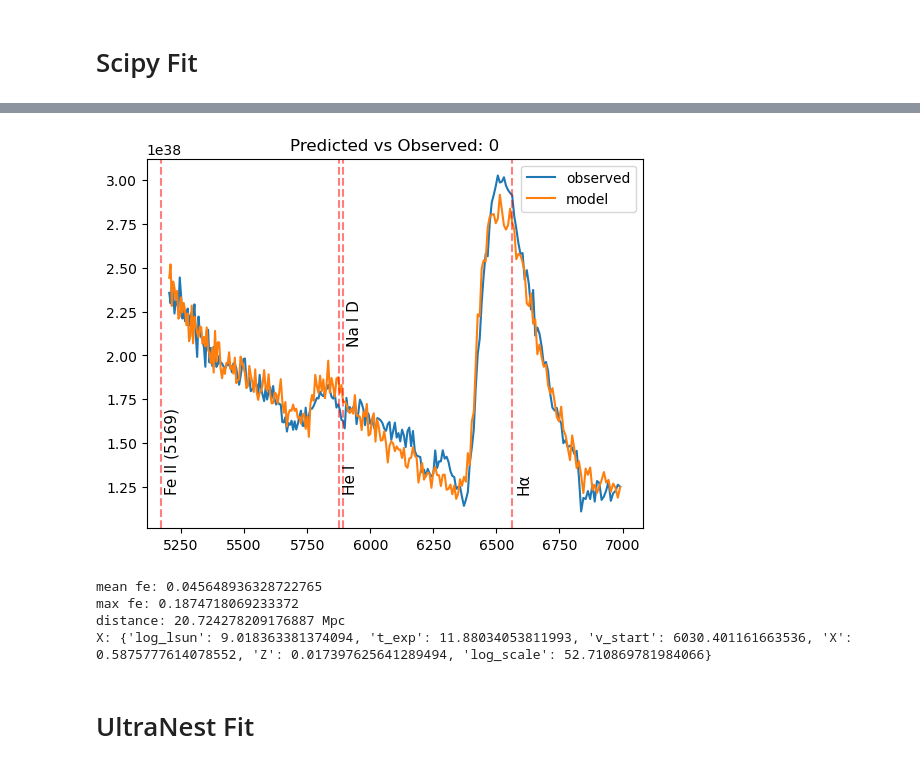
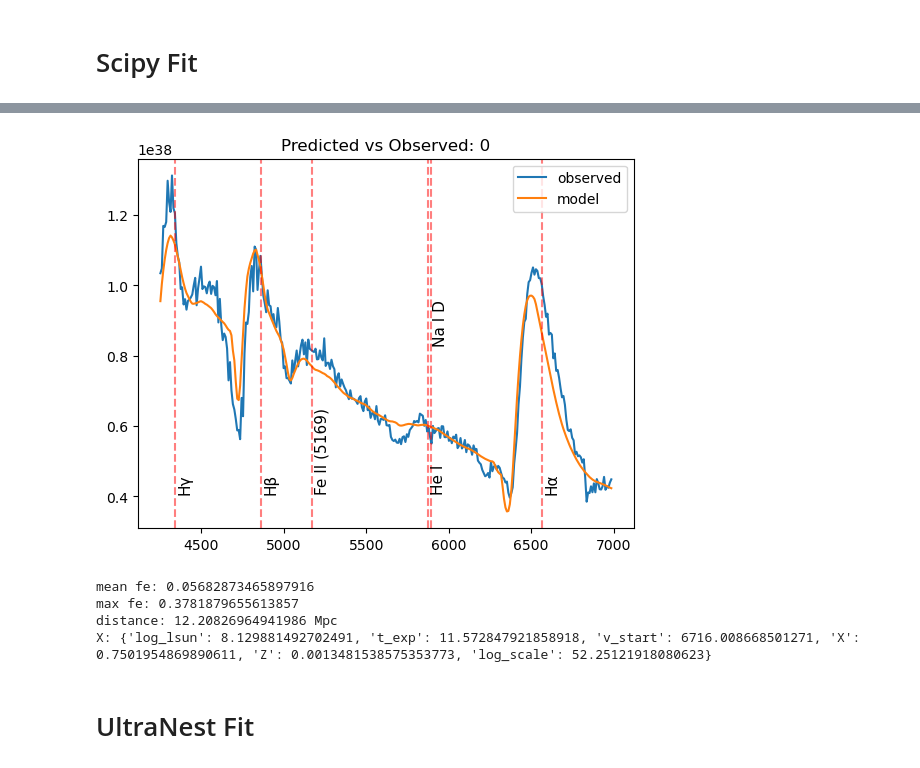
Before and after one commit to MichaelLukaszyk/iip-emulator, a Jupyter notebook: interpolator/interp.ipynb, the cells around one changed output, grey strips where cells are left out. Drawn from its saved outputs; the diff is of its cells as text; code cells hidden in the pictures.

```diff
--- a/interpolator/interp.ipynb
+++ b/interpolator/interp.ipynb
@@ -1,11 +1,22 @@
 # %% [markdown]
 # Prepare Data
 # %%
-# Settings
+import interpolator.util as util
+import matplotlib.pyplot as plt
+import astropy.units as u
+import pandas as pd
+import numpy as np
+import corner
 import os
-folder_path = os.path.dirname('C:/Users/mikel/Desktop/5000_runs/')
+from scipy.interpolate import interp1d
+from IPython.display import display
+%matplotlib widget
+def show_active():
+    fig = plt.gcf()
+    display(fig)
+    plt.close(fig)
 
-# Parameters that will be interpolated over, order does not matter
+# Parameters that will be interpolated over, order must match that which the grid_data.npz file was saved with
 param_names = ['log_lsun', 't_exp', 'v_start', 'X', 'Z']
 fit_max_wav = 7000
-fit_min_wav = 5200
+fit_min_wav = 4250
@@ -128,7 +125,7 @@ model = TransformedTargetRegressor(
     ]),
     transformer=StandardScaler(),
 )
-model.fit(X_train.values, y_train)
+model.fit(X_train, y_train)
 # %% [output]
 TransformedTargetRegressor(regressor=Pipeline(steps=[('mlp',
                                                       MLPRegressor(alpha=0.001,
@@ -288,39 +287,39 @@ def f(x):
     return like
 
 from scipy.optimize import differential_evolution
-sampler_start = list(X_train.mean().values)
+sampler_start = list(X_train.mean(axis=0))
 sampler_start.append((min_scale + max_scale) / 2)
 result = differential_evolution(f, x0=sampler_start, bounds=sampler_limits)
 results = sorted(results, key=lambda x: x['mean_fe'])
 
 # Display best fits
 for i in range(1):
     mean_fe = results[i]['mean_fe']
     max_fe = results[i]['max_fe']
     X_mod = dict(zip(sampler_names, results[i]['X']))
     y_mod = results[i]['y']
     scale = 10**X_mod['log_scale']
 
     plt.figure()
     plt.plot(wav, y_obs * scale, label='observed')
     plt.plot(wav, y_mod, label='model')
 
     plt.title('Predicted vs Observed: ' + str(i))
     plt.legend()
     util.label_common_features()
     show_active()
     distance = np.sqrt(scale/4/np.pi) * u.cm
 
     print('mean fe:', mean_fe)
     print('max fe:', max_fe)
     print('distance:', distance.to(u.Mpc))
     print('X:', X_mod)
 # %% [output]
-[figure, old version]
+[figure, new version]
-mean fe: 0.045648936328722765
-max fe: 0.1874718069233372
-distance: 20.724278209176887 Mpc
-X: {'log_lsun': 9.018363381374094, 't_exp': 11.88034053811993, 'v_start': 6030.401161663536, 'X': 0.5875777614078552, 'Z': 0.017397625641289494, 'log_scale': 52.710869781984066}
+mean fe: 0.05682873465897916
+max fe: 0.3781879655613857
+distance: 12.20826964941986 Mpc
+X: {'log_lsun': 8.129881492702491, 't_exp': 11.572847921858918, 'v_start': 6716.008668501271, 'X': 0.7501954869890611, 'Z': 0.0013481538575353773, 'log_scale': 52.25121918080623}
 # %% [markdown]
 # UltraNest Fit
 # %%
```
Also changed, not shown: parts of 21 cells of this notebook, 10 other files.
